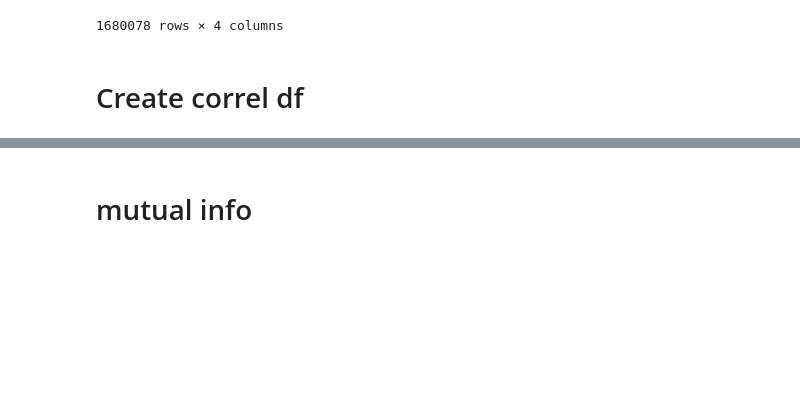
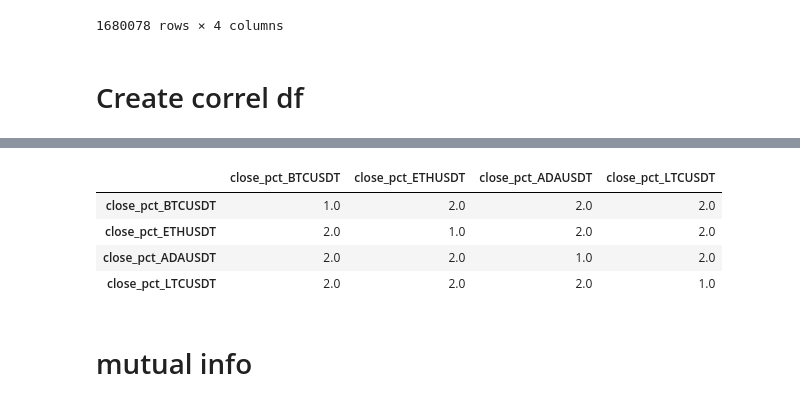
Before and after one commit to guyvandam/3rdYearResearchProject, a Jupyter notebook: correlation_research.ipynb, the cells around one changed output, grey strips where cells are left out. Saved outputs shown, nothing was run; the diff lists cells and outputs as text; code cells hidden in the pictures; blank space fills up the shorter version.

```diff
--- a/correlation_research.ipynb
+++ b/correlation_research.ipynb
@@ -75,0 +84,25 @@ def mutual_information(a, b):
+# %%
+def get_correl_matrix(arr : np.ndarray, method = None,column_name_list: list = None, is_symetric: bool = False) -> pd.DataFrame:
+    shape = arr.shape
+    cols = shape[1]
+    result = np.ones(shape=(cols,cols))
+
+    if is_symetric or method is None:
+        return pd.DataFrame(arr).corr(method=method)
+
+    if type(arr) == pd.core.frame.DataFrame:
+        arr = arr.to_numpy()
+
+    for i in range(shape[1]):
+        for j in range(shape[1]):
+            if i == j:
+                continue
+            arr1 = arr[:,j]
+            arr2 = arr[:,i]
+            # print("arr1", arr1)
+            # print("arr2", arr2)
+            result[i,j] = method(arr[i], arr[j])
+
+    if column_name_list is not None:
+        result = pd.DataFrame(data=result, columns=column_name_list, index=column_name_list)
+    return result
@@ -76,3 +133,13 @@ def mutual_information(a, b):
+# %%
+def yeet(arr2, arr1):
+    return 2
+get_correl_matrix(one_hour_df, method=yeet, column_name_list=one_hour_df.columns)
+# %% [output]
+|  | close_pct_BTCUSDT | close_pct_ETHUSDT | close_pct_ADAUSDT | close_pct_LTCUSDT |
+| close_pct_BTCUSDT | 1.0 | 2.0 | 2.0 | 2.0 |
+| close_pct_ETHUSDT | 2.0 | 1.0 | 2.0 | 2.0 |
+| close_pct_ADAUSDT | 2.0 | 2.0 | 1.0 | 2.0 |
+| close_pct_LTCUSDT | 2.0 | 2.0 | 2.0 | 1.0 |
 # %%
 def get_te_correl_matrix_list(df):
     window_df_list = list(df.rolling(window=transfer_entropy_lookback))
```
Also changed, not shown: parts of 5 cells of this notebook, 2 other files.
